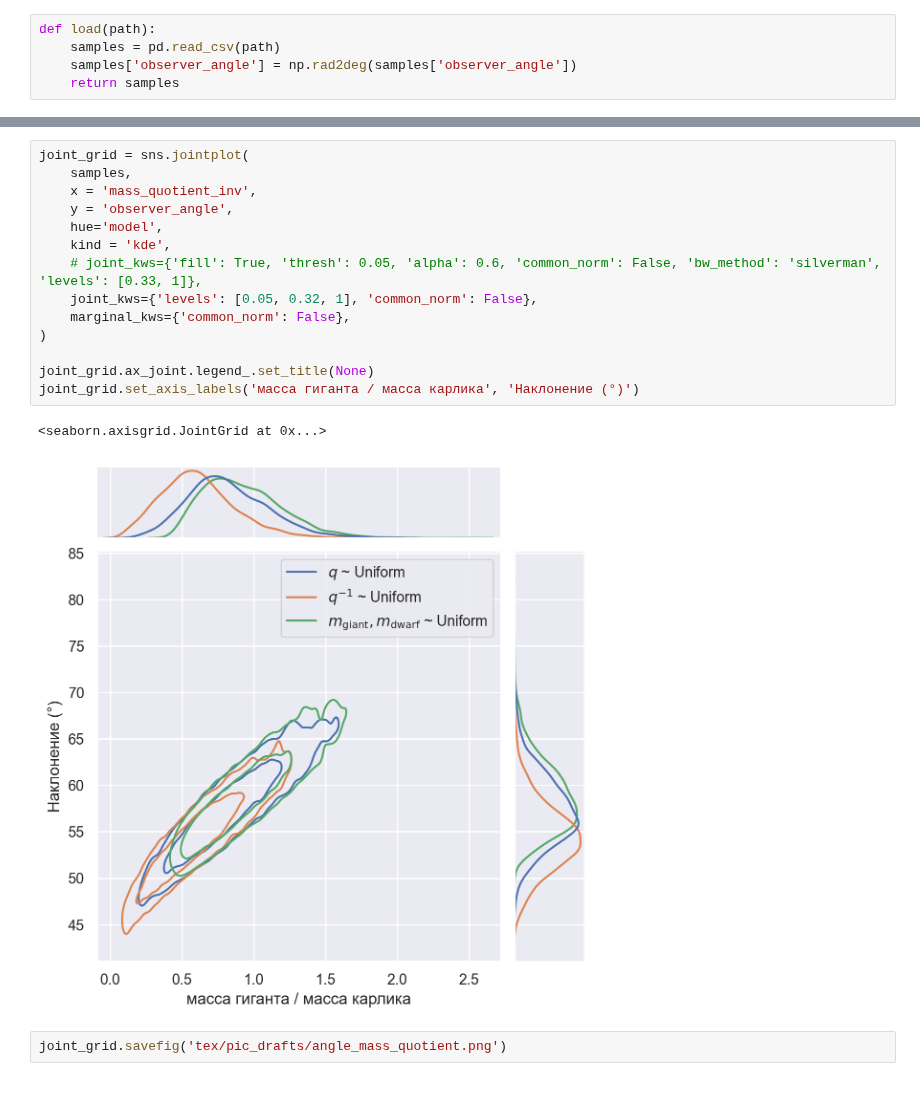
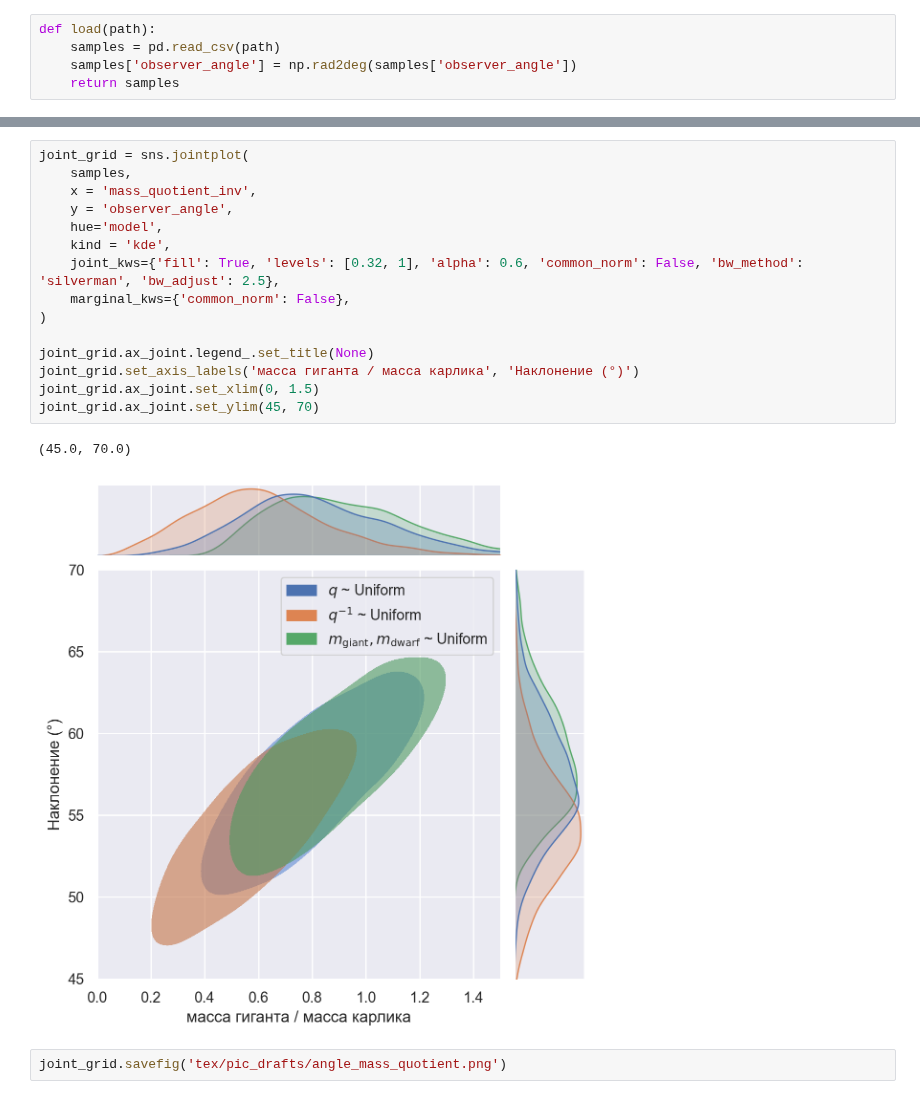
Before and after one commit to Shimuuar/jl-probabilities, a Jupyter notebook: combined_plots.ipynb, the cells around one changed output, grey strips where cells are left out. Cells and saved outputs as stored; diff of their text form.

Commit message:
smooth plot

```diff
--- a/combined_plots.ipynb
+++ b/combined_plots.ipynb
@@ -49,20 +42,21 @@ joint_grid.set_axis_labels('масса гиганта / масса карлик
 # %%
 joint_grid = sns.jointplot(
     samples,
     x = 'mass_quotient_inv',
     y = 'observer_angle',
     hue='model',
     kind = 'kde',
-    # joint_kws={'fill': True, 'thresh': 0.05, 'alpha': 0.6, 'common_norm': False, 'bw_method': 'silverman', 'levels': [0.33, 1]},
-    joint_kws={'levels': [0.05, 0.32, 1], 'common_norm': False},
+    joint_kws={'fill': True, 'levels': [0.32, 1], 'alpha': 0.6, 'common_norm': False, 'bw_method': 'silverman', 'bw_adjust': 2.5},
     marginal_kws={'common_norm': False},
 )
 
 joint_grid.ax_joint.legend_.set_title(None)
 joint_grid.set_axis_labels('масса гиганта / масса карлика', 'Наклонение (°)')
+joint_grid.ax_joint.set_xlim(0, 1.5)
+joint_grid.ax_joint.set_ylim(45, 70)
 # %% [output]
-<seaborn.axisgrid.JointGrid at 0x...>
+(45.0, 70.0)
-[figure, old version]
+[figure, new version]
 # %%
 joint_grid.savefig('tex/pic_drafts/angle_mass_quotient.png')
 # %%
```
Also changed, not shown: parts of 2 cells of this notebook.
